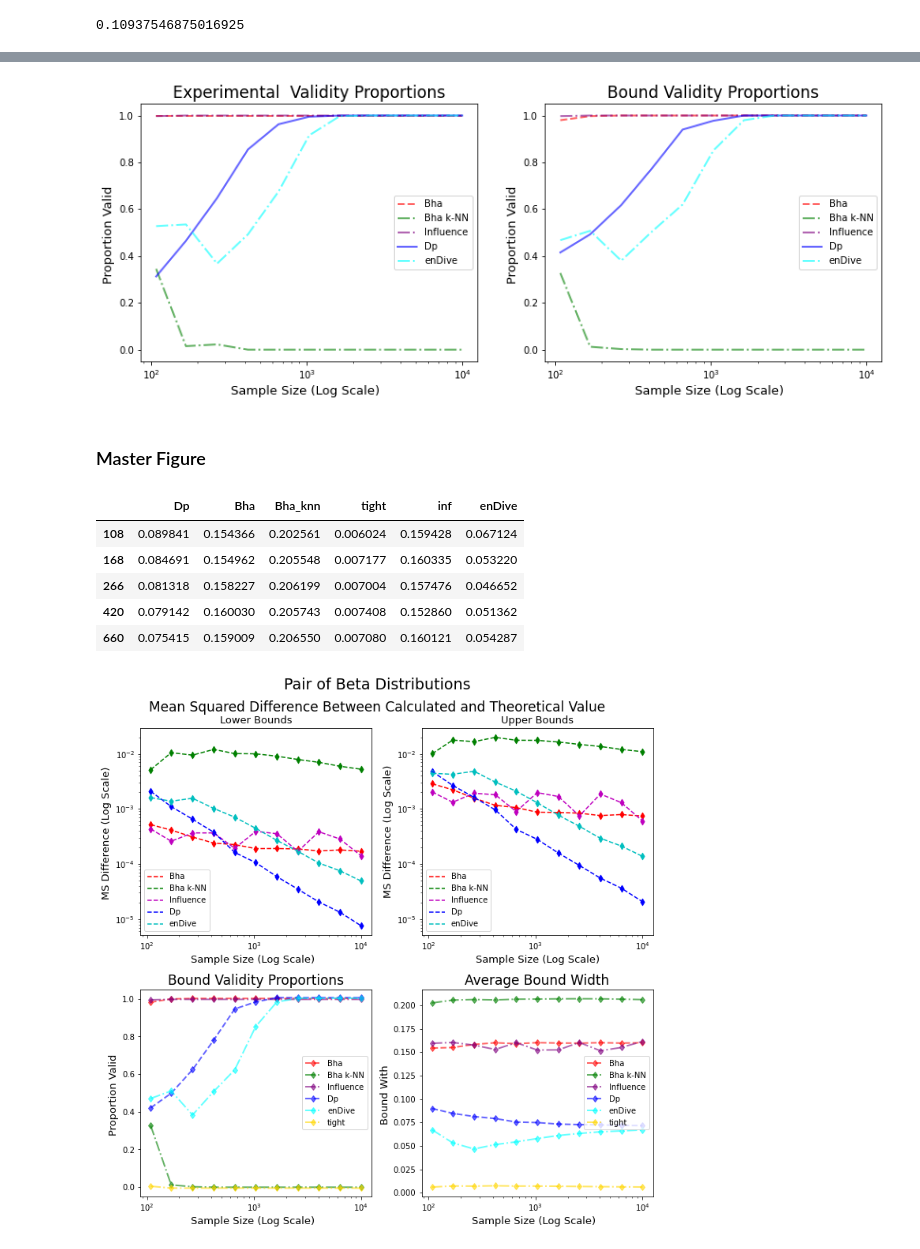
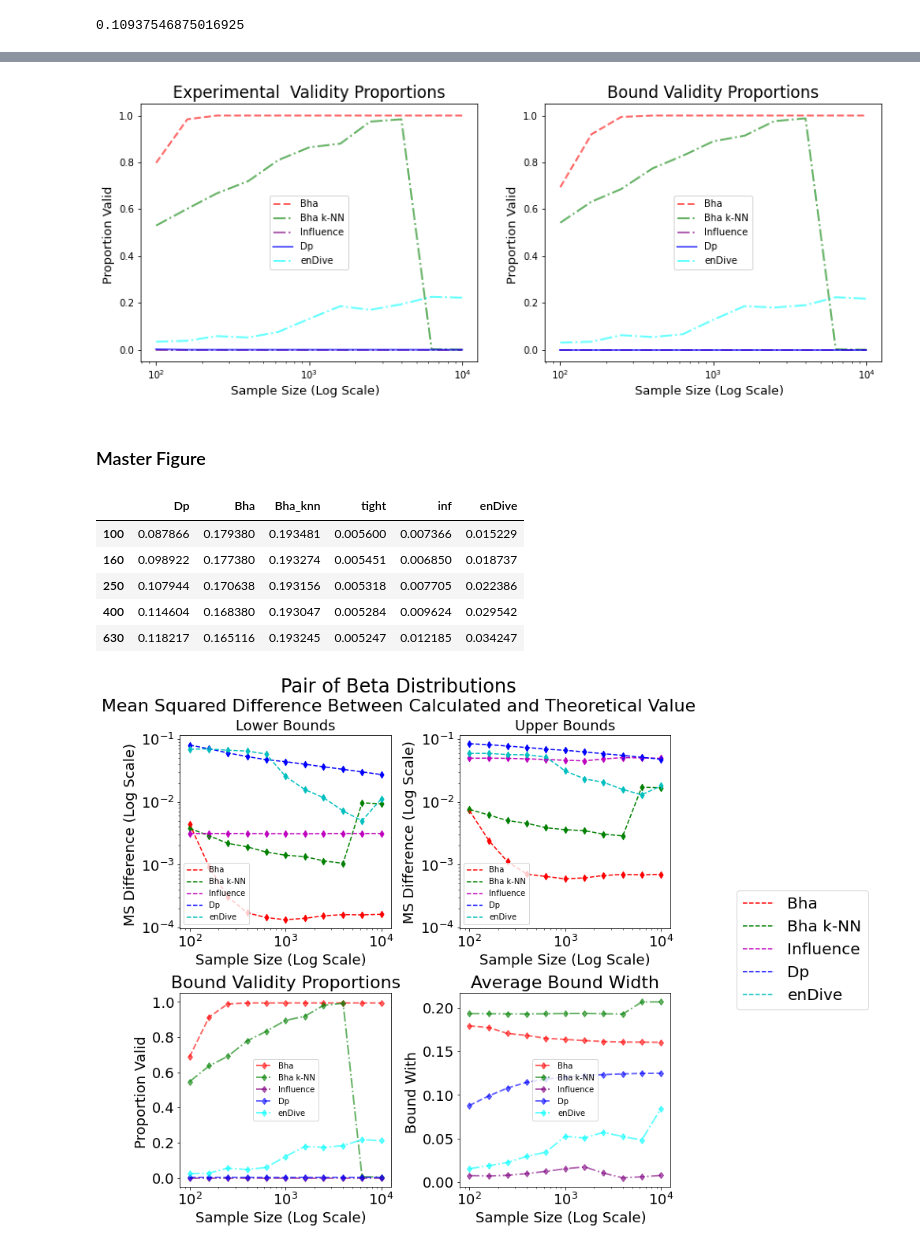
Before and after one commit to rj-may/BER_Bounds_Eval, a Jupyter notebook: alt_distr/beta_beta/beta_beta2.ipynb, the cells around one changed output, grey strips where cells are left out. Saved outputs shown, nothing was run; the diff lists cells and outputs as text; code cells hidden in the pictures.

Commit message:
got the beta distributions fixed

```diff
--- a/alt_distr/beta_beta/beta_beta2.ipynb
+++ b/alt_distr/beta_beta/beta_beta2.ipynb
@@ -34,7 +34,7 @@ from modules.data_gen import data_gen
 # %%
 PICKLED =True
 
-dim_str = "3" # TODO change me
+dim_str = "15" # TODO change me
 # %%
 file_path = 'sim_data/beta_beta' + dim_str +'.pkl' # DONT FORGET TO CHANGE ME IF YOU COPY AND PASTE
 
@@ -74,6 +59,6 @@ loaded_objects
 # %%
 # sample_sizes = np.logspace(2, 3.3011, 9 , endpoint = True, dtype = int)
-sample_sizes = sample_sizes*2
+sample_sizes = np.array(sample_sizes)*2
 dpi = 250
 # %%
 lst = [obj() for obj in bound_obj_lst ]
@@ -96,0 +82,3 @@ df
+# %%
+for obj in bound_obj_lst:
+    print(len(obj))
@@ -121,10 +121,9 @@ for obj in bound_obj_lst:
     Bha_u.append(b)
 
 
-    a, b = obj.get_bounds_tight()
-    print(np.mean(a), np.mean(b))
-    # tight_l.append(a)
-    # tight_u.append(b)
+#     a, b = obj.get_bounds_tight()
+#     tight_l.append(a)
+#     tight_u.append(b)
 
     a, b= obj.get_bounds_Bha_knn()
     Bha_knn_l.append(a)
@@ -621,7 +603,7 @@ ax.legend()
 
 plt.show()
 # %% [output]
-[figure, old version]
+[figure, new version]
 # %% [markdown]
 ### Master Figure
 # %%
@@ -632,13 +614,13 @@ bound_width_df = pd.DataFrame(lst, index = sample_sizes)
 bound_width_df.head()
 # %% [output]
 |  | Dp | Bha | Bha_knn | tight | inf | enDive |
-| 108 | 0.089841 | 0.154366 | 0.202561 | 0.006024 | 0.159428 | 0.067124 |
-| 168 | 0.084691 | 0.154962 | 0.205548 | 0.007177 | 0.160335 | 0.053220 |
-| 266 | 0.081318 | 0.158227 | 0.206199 | 0.007004 | 0.157476 | 0.046652 |
-| 420 | 0.079142 | 0.160030 | 0.205743 | 0.007408 | 0.152860 | 0.051362 |
-| 660 | 0.075415 | 0.159009 | 0.206550 | 0.007080 | 0.160121 | 0.054287 |
+| 100 | 0.087866 | 0.179380 | 0.193481 | 0.005600 | 0.007366 | 0.015229 |
+| 160 | 0.098922 | 0.177380 | 0.193274 | 0.005451 | 0.006850 | 0.018737 |
+| 250 | 0.107944 | 0.170638 | 0.193156 | 0.005318 | 0.007705 | 0.022386 |
+| 400 | 0.114604 | 0.168380 | 0.193047 | 0.005284 | 0.009624 | 0.029542 |
+| 630 | 0.118217 | 0.165116 | 0.193245 | 0.005247 | 0.012185 | 0.034247 |
 # %%
-fs =13
+fs =18
 
 fig, axes = plt.subplots(nrows=2, ncols=2, figsize=(10, 10))
 st = fig.suptitle("Pair of Beta Distributions", fontsize=fs+6)
@@ -720,7 +702,7 @@ ax.plot(df_noise["inf"], color='purple', linestyle='-.', marker='d', label='Infl
 ax.plot(df_noise["Dp"], 'b--d', label='Dp', alpha=overlapping, linewidth=lw)
 ax.plot(df_noise["enDive"], color = 'cyan', linestyle='-.', marker ='d', label='enDive', alpha=overlapping, linewidth=lw)
 
-ax.plot(df_noise["tight"],color = 'gold',ls = "-.", marker = 'd',label='tight', alpha = overlapping, linewidth = lw)
+# ax.plot(df_noise["tight"],color = 'gold',ls = "-.", marker = 'd',label='tight', alpha = overlapping, linewidth = lw)
 
 
 # ax.set_xticks(sample_sizes)
@@ -732,34 +714,52 @@ ax.legend()
 
 
 ax = axes[1][1]
 
 ax.set_xscale('log', base=10)
 # ax.set_yscale('log', base=10)
 
 
 ax.plot(bound_width_df["Bha"],'r--d', label='Bha', alpha = overlapping, linewidth=lw )
 ax.plot(bound_width_df["Bha_knn"],'g-.d', label='Bha k-NN', alpha = overlapping, linewidth = lw)
 ax.plot(bound_width_df["inf"],color = 'purple',ls = "-.", marker= 'd', label='Influence', alpha = overlapping, linewidth = lw)
 ax.plot(bound_width_df["Dp"], 'b--d',  label='Dp', alpha = overlapping, linewidth = lw)
 ax.plot(bound_width_df["enDive"],color = 'cyan',ls = "-.", marker = 'd',label='enDive', alpha = overlapping, linewidth = lw)
-ax.plot(bound_width_df["tight"],color = 'gold',ls = "-.", marker = 'd',label='tight', alpha = overlapping, linewidth = lw)
+
+# ax.plot(bound_width_df["tight"],color = 'gold',ls = "-.", marker = 'd',label='tight', alpha = overlapping, linewidth = lw)
 
 
 
 # ax.set_xticks(sample_sizes)
 ax.set_xlabel("Sample Size (Log Scale)  ", fontsize = fs)
 ax.set_ylabel("Bound With ", fontsize=fs)
 # ax.set_ylim(0.0, 0.3)
 ax.set_title("Average Bound Width" , fontsize = fs +4)
 ax.legend()
 
 
+ #Get unique handles and labels from any subplot
+handles, labels = axes[0][0].get_legend_handles_labels()
+
+# Create a single legend below the entire figure
+# fig.legend(handles, labels, loc='lower center', ncol=5, fontsize=fs+2, bbox_to_anchor=(0.5, -0.06))
+fig.legend(handles, labels, loc='right', ncol=1, fontsize=fs+2, bbox_to_anchor=(1.34, 0.5) )
+
+# plt.rcParams.update({'font.size': 18})
+
+
+for ax in axes.flat:
+    ax.tick_params(axis='both', which='major', labelsize=18)  # For major ticks
+
 fig.tight_layout(rect=[0, 0, 1, 0.97])  # Leave space for the common title
 
 
+file_name = r"alt_distr/images/master/beta_beta_master" + dim_str +  ".png"
+plt.savefig(file_name,facecolor=(1,1,1,1),  bbox_inches='tight', dpi= dpi)
 
-file_name = r"alt_distr/images/beta_beta_master" + dim_str +  ".png"
-# plt.savefig(file_name,facecolor=(1,1,1,1),  bbox_inches='tight', dpi= dpi)
+
+
+file_name = r"alt_distr/images/dpi/beta_beta_master" + dim_str +  ".png"
+plt.savefig(file_name,facecolor=(1,1,1,1),  bbox_inches='tight', dpi= 600)
 plt.show()
 # %% [output]
-[figure, old version]
+[figure, new version]
```
Also changed, not shown: parts of 15 cells of this notebook.
